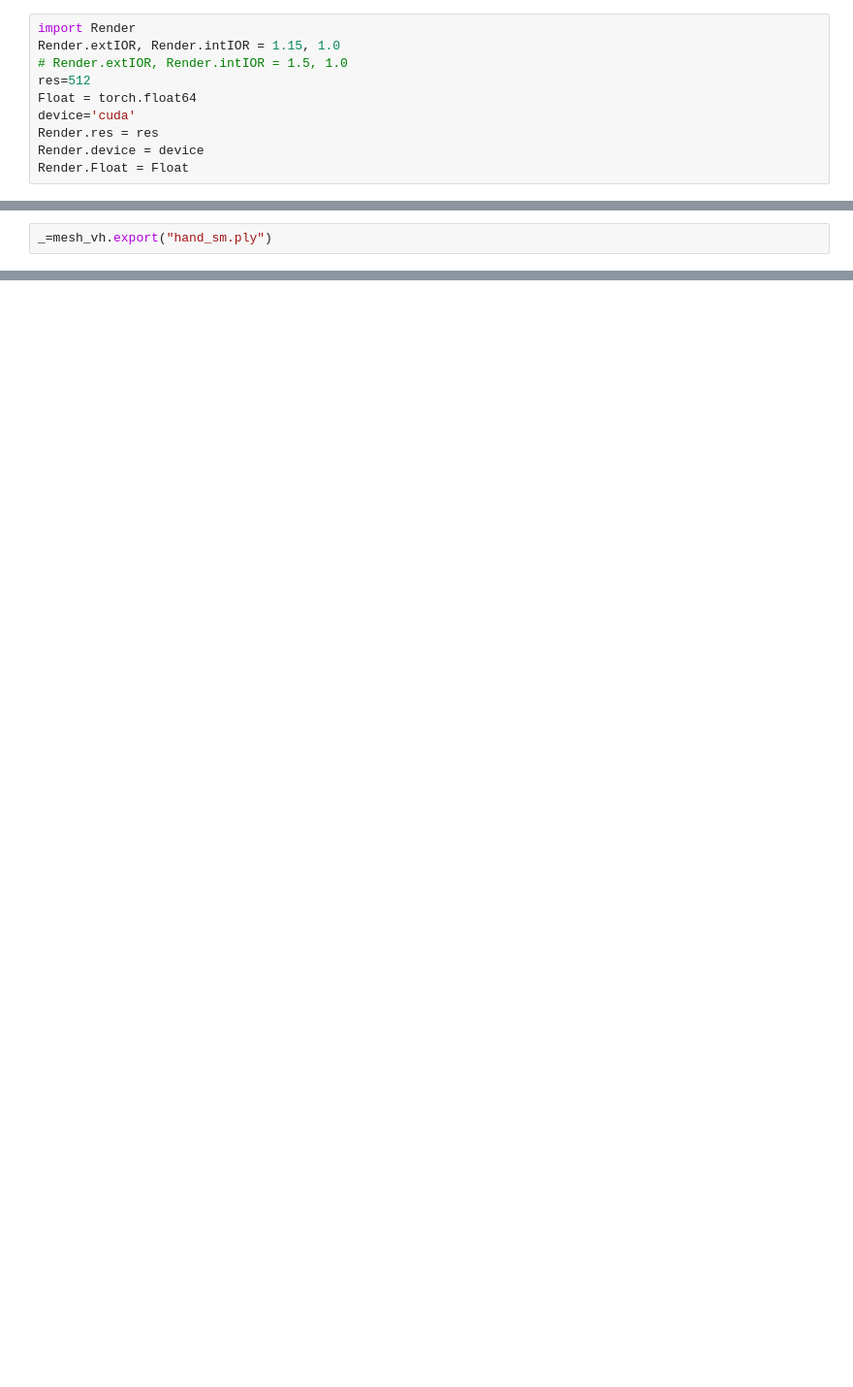
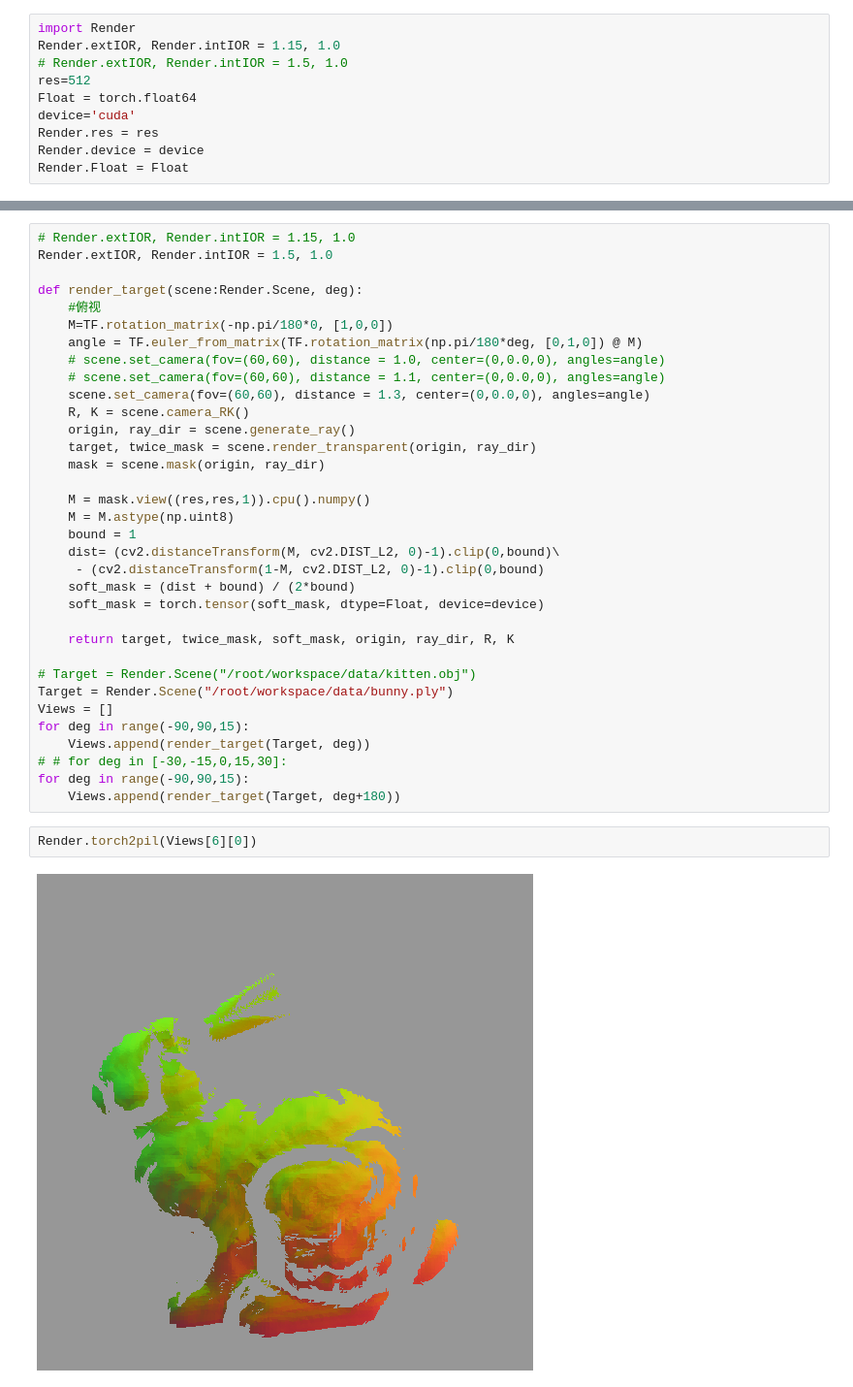
Before and after one commit to lvjiahui/DRT, a Jupyter notebook: play.ipynb, the cells around one changed output, grey strips where cells are left out. Shown at 97% size. Cells and saved outputs as stored; diff of their text form; blank space fills up the shorter version.

```diff
--- a/play.ipynb
+++ b/play.ipynb
@@ -178,2 +23,0 @@ mesh_vh.vertices = vh_vertices.detach().cpu().numpy()
-# %%
-_=mesh_vh.export("hand_sm.ply")
@@ -179,0 +178,38 @@ _=mesh_vh.export("hand_sm.ply")
+# %%
+# Render.extIOR, Render.intIOR = 1.15, 1.0
+Render.extIOR, Render.intIOR = 1.5, 1.0
+
+def render_target(scene:Render.Scene, deg):
+    #俯视
+    M=TF.rotation_matrix(-np.pi/180*0, [1,0,0])
+    angle = TF.euler_from_matrix(TF.rotation_matrix(np.pi/180*deg, [0,1,0]) @ M)
+    # scene.set_camera(fov=(60,60), distance = 1.0, center=(0,0.0,0), angles=angle)
+    # scene.set_camera(fov=(60,60), distance = 1.1, center=(0,0.0,0), angles=angle)
+    scene.set_camera(fov=(60,60), distance = 1.3, center=(0,0.0,0), angles=angle)
+    R, K = scene.camera_RK()
+    origin, ray_dir = scene.generate_ray()
+    target, twice_mask = scene.render_transparent(origin, ray_dir)
+    mask = scene.mask(origin, ray_dir)
+
+    M = mask.view((res,res,1)).cpu().numpy()
+    M = M.astype(np.uint8)
+    bound = 1
+    dist= (cv2.distanceTransform(M, cv2.DIST_L2, 0)-1).clip(0,bound)\
+     - (cv2.distanceTransform(1-M, cv2.DIST_L2, 0)-1).clip(0,bound)
+    soft_mask = (dist + bound) / (2*bound)
+    soft_mask = torch.tensor(soft_mask, dtype=Float, device=device)
+
+    return target, twice_mask, soft_mask, origin, ray_dir, R, K
+
+# Target = Render.Scene("/root/workspace/data/kitten.obj")
+Target = Render.Scene("/root/workspace/data/bunny.ply")
+Views = []
+for deg in range(-90,90,15):
+    Views.append(render_target(Target, deg))
+# # for deg in [-30,-15,0,15,30]:
+for deg in range(-90,90,15):
+    Views.append(render_target(Target, deg+180))
+# %%
+Render.torch2pil(Views[6][0])
+# %% [output]
+[figure, added]
```
Also changed, not shown: parts of 43 cells of this notebook, 10 other files.
